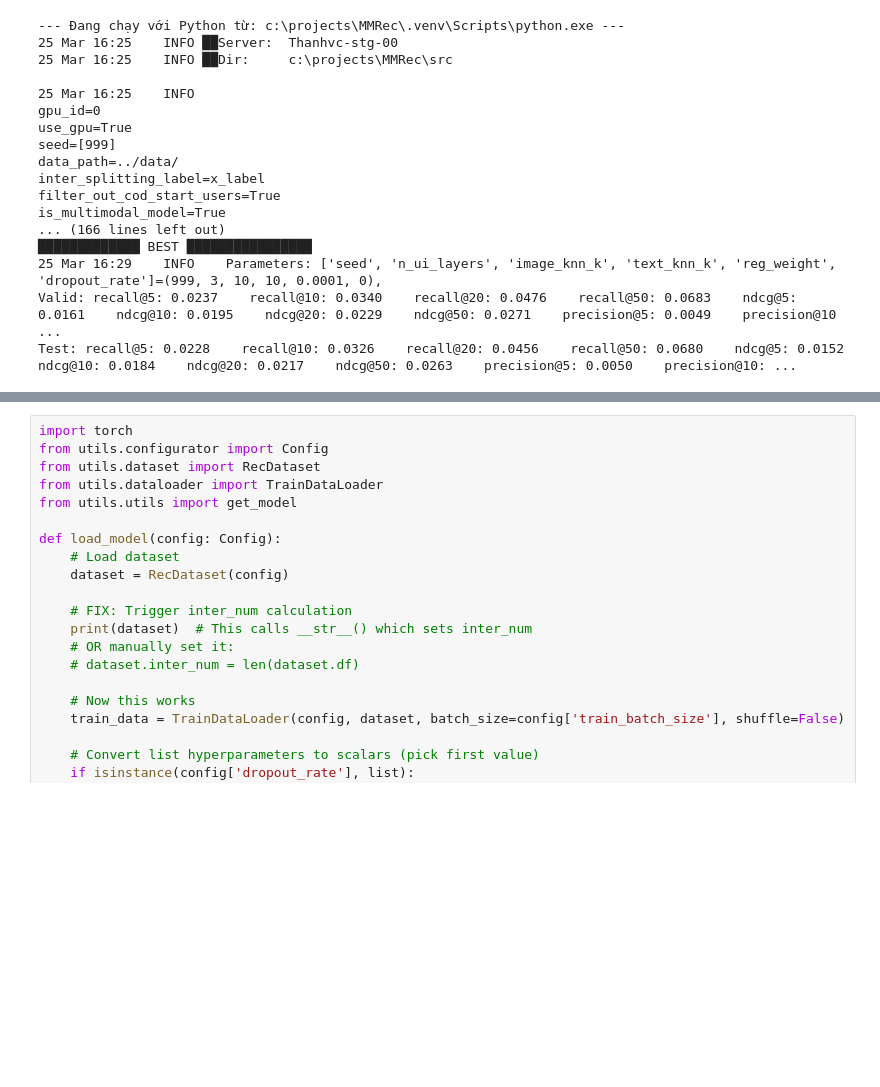
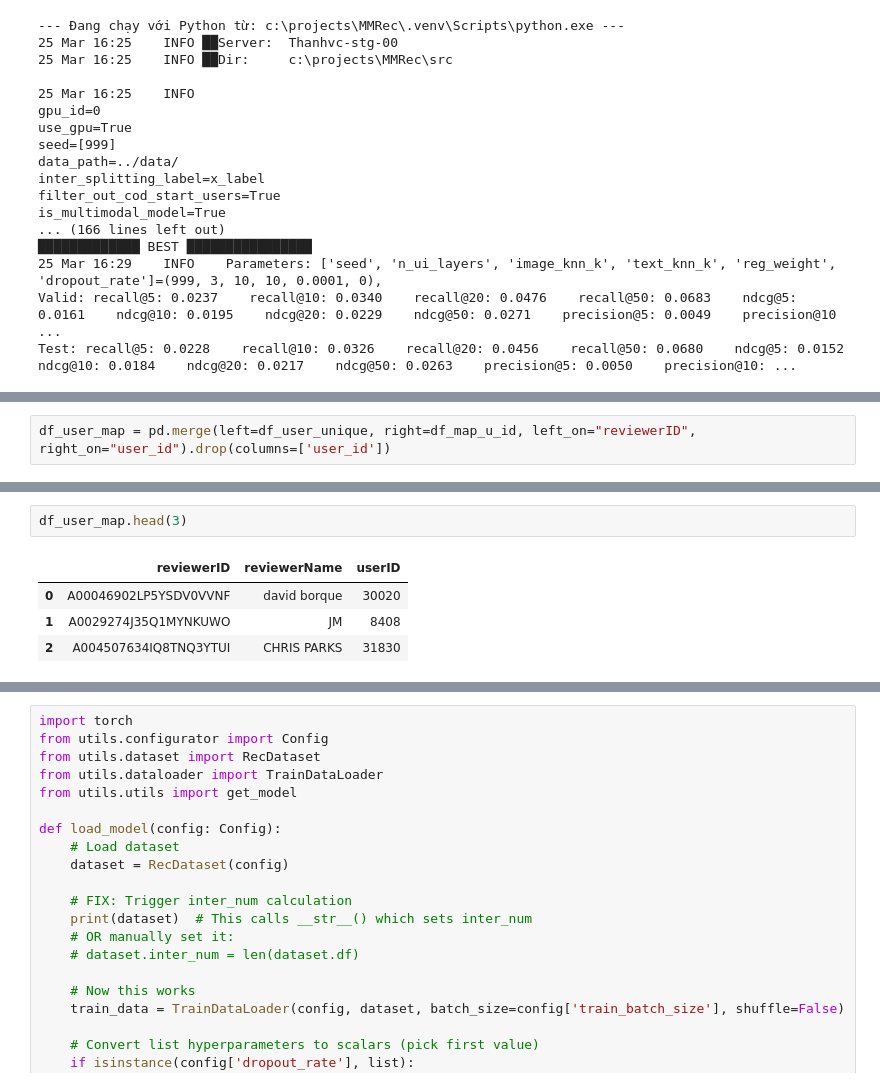
Before and after one commit to ThanhB18059162022/MMRec, a Jupyter notebook: main.ipynb, the cells around one changed output, grey strips where cells are left out. Saved outputs shown, nothing was run; the diff lists cells and outputs as text; blank space fills up the shorter version.

```diff
--- a/main.ipynb
+++ b/main.ipynb
@@ -169,0 +444,2 @@ Test: recall@5: 0.0228    recall@10: 0.0326    recall@20: 0.0456    recall@50: 0
+# %%
+df_user_map = pd.merge(left=df_user_unique, right=df_map_u_id, left_on="reviewerID", right_on="user_id").drop(columns=['user_id'])
@@ -169,0 +459,7 @@ Test: recall@5: 0.0228    recall@10: 0.0326    recall@20: 0.0456    recall@50: 0
+# %%
+df_user_map.head(3)
+# %% [output]
+|  | reviewerID | reviewerName | userID |
+| 0 | A00046902LP5YSDV0VVNF | david borque | 30020 |
+| 1 | A0029274J35Q1MYNKUWO | JM | 8408 |
+| 2 | A004507634IQ8TNQ3YTUI | CHRIS PARKS | 31830 |
```
Also changed, not shown: parts of 56 cells of this notebook.
